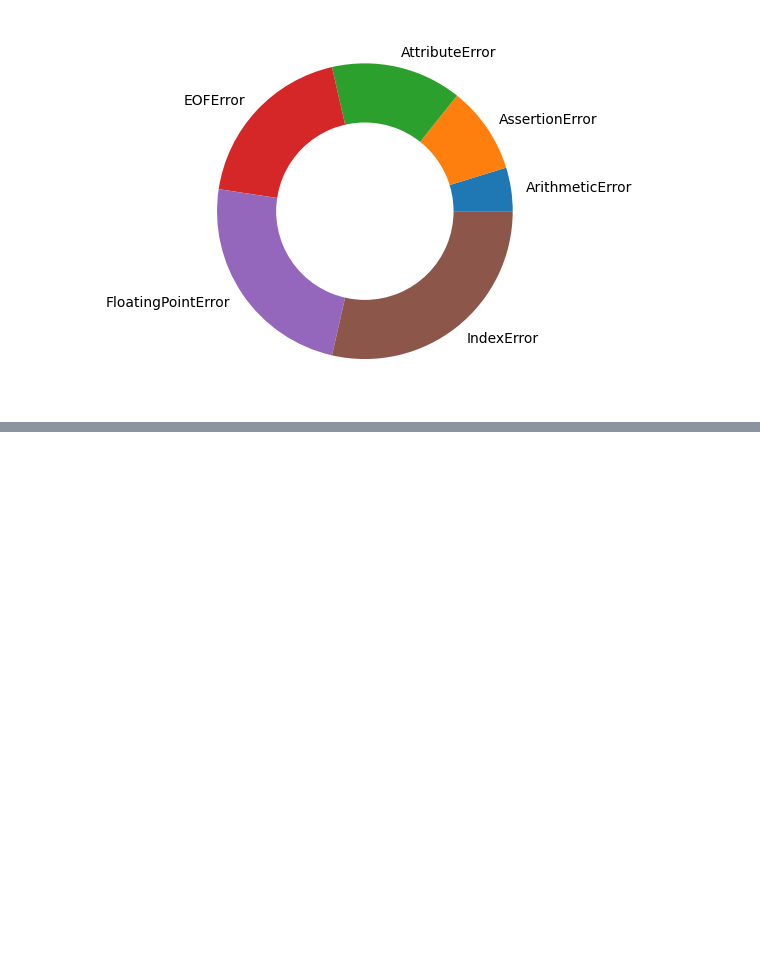
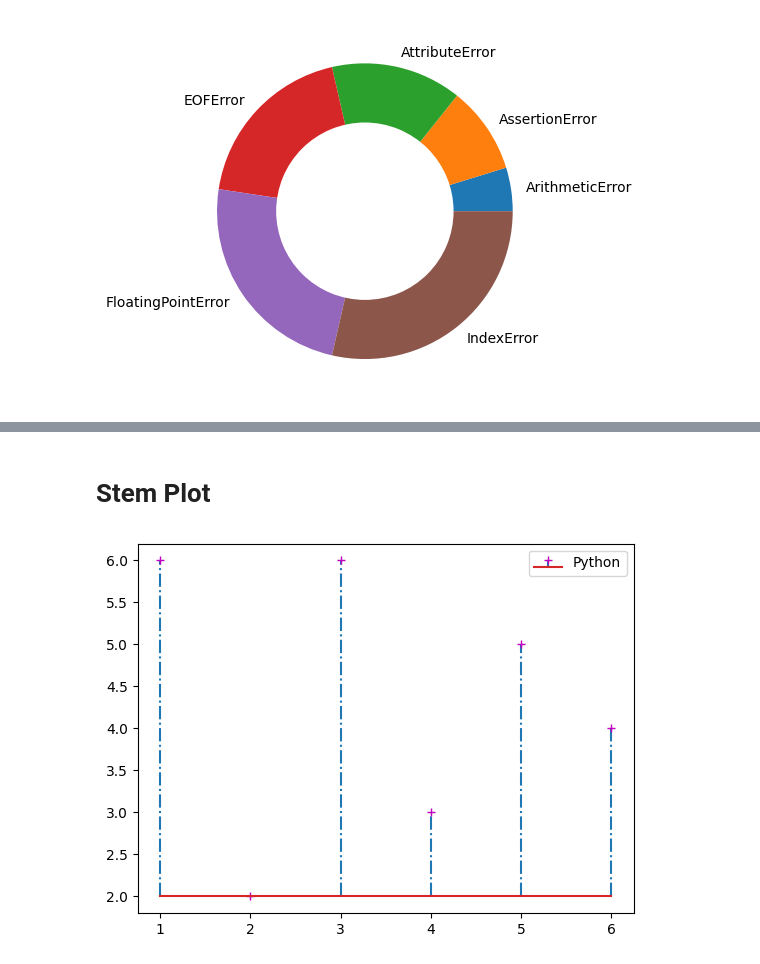
Before and after one commit to rajan-dhinoja/python_libraries, a Jupyter notebook: Matplotlib_Tutorial.ipynb, the cells around one changed output, grey strips where cells are left out. Drawn from its saved outputs; the diff is of its cells as text; code cells hidden in the pictures; blank space fills up the shorter version.

```diff
--- a/Matplotlib_Tutorial.ipynb
+++ b/Matplotlib_Tutorial.ipynb
@@ -198,0 +199,14 @@ plt.show()
+# %% [markdown]
+# Stem Plot
+# %%
+x = [1, 2, 3, 4, 5, 6]
+y = [6, 2, 6, 3, 5, 4]
+# plt.stem(x, y, linefmt="-.")  # linefmt={"-", "--", "-.",":"}
+# plt.stem(x, y, linefmt="-.", markerfmt="r+")  # markerfmt={"r+", "mo", "ys", "gv", "c^", "bh", "r<", "r>", "r|", "r-" }
+# plt.stem(x, y, linefmt="-.", markerfmt="r+", basefmt="g--")  # basefmt={"r+", "mo", "ys", "gv", "c^", "bh", "r<", "r>", "r|", "r-" }
+plt.stem(x, y, linefmt="-.", markerfmt="m+",  bottom=2, label="Python")  # bottom={..., -2.5, -1,..., 0, ..., 1, 3, ...}
+
+plt.legend()
+plt.show()
+# %% [output]
+[figure, added]
```
Also changed, not shown: parts of 2 cells of this notebook.
